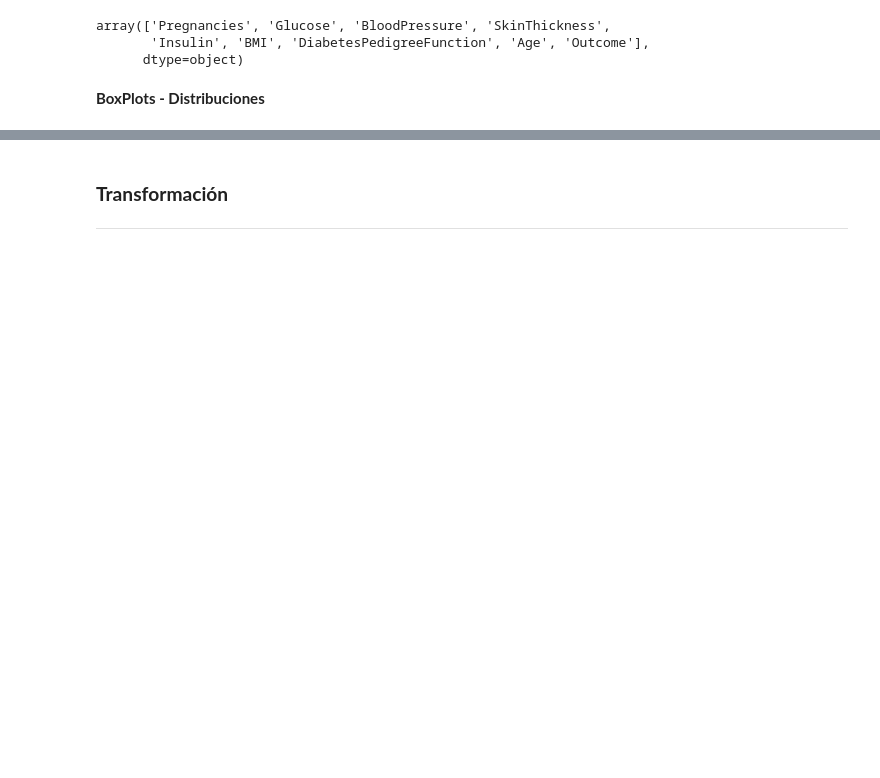
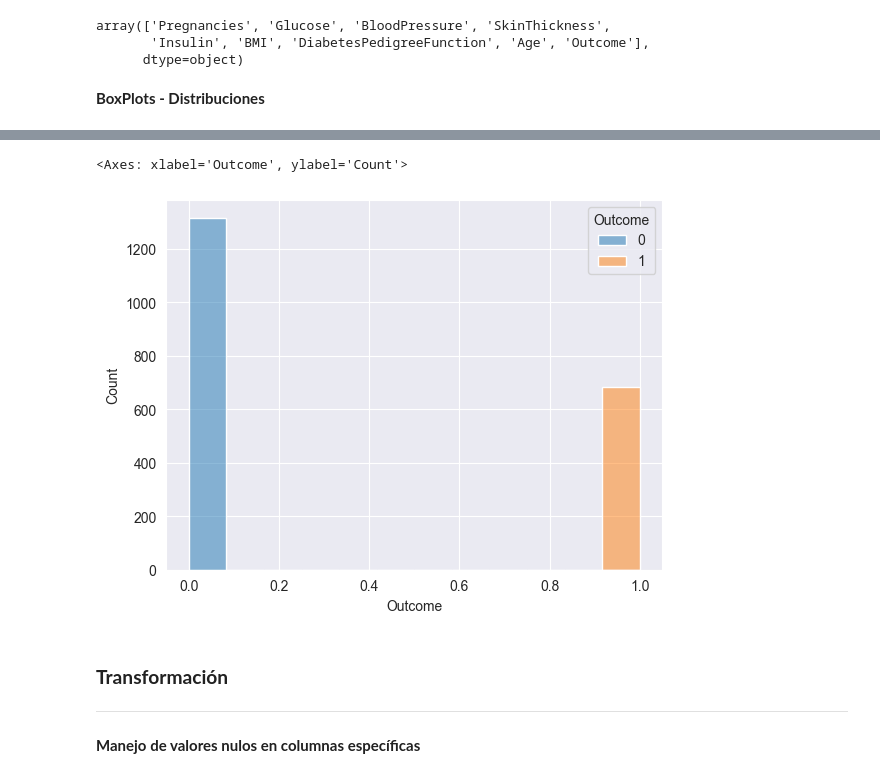
Before and after one commit to nicolasf96/Data-Science-Projects, a Jupyter notebook: Diabetes Prediction/prediction.ipynb, the cells around one changed output, grey strips where cells are left out. Cells and saved outputs as stored; diff of their text form; code cells hidden in the pictures; blank space fills up the shorter version.

```diff
--- a/Diabetes Prediction/prediction.ipynb
+++ b/Diabetes Prediction/prediction.ipynb
@@ -118,3 +149,10 @@ plt.show()
+# %%
+sns.histplot(df,x='Outcome', hue='Outcome')
+# %% [output]
+<Axes: xlabel='Outcome', ylabel='Count'>
+[figure, added]
 # %% [markdown]
 ### **Transformación**
 ---
+# %% [markdown]
+**Manejo de valores nulos en columnas específicas**
```
Also changed, not shown: parts of 27 cells of this notebook.
